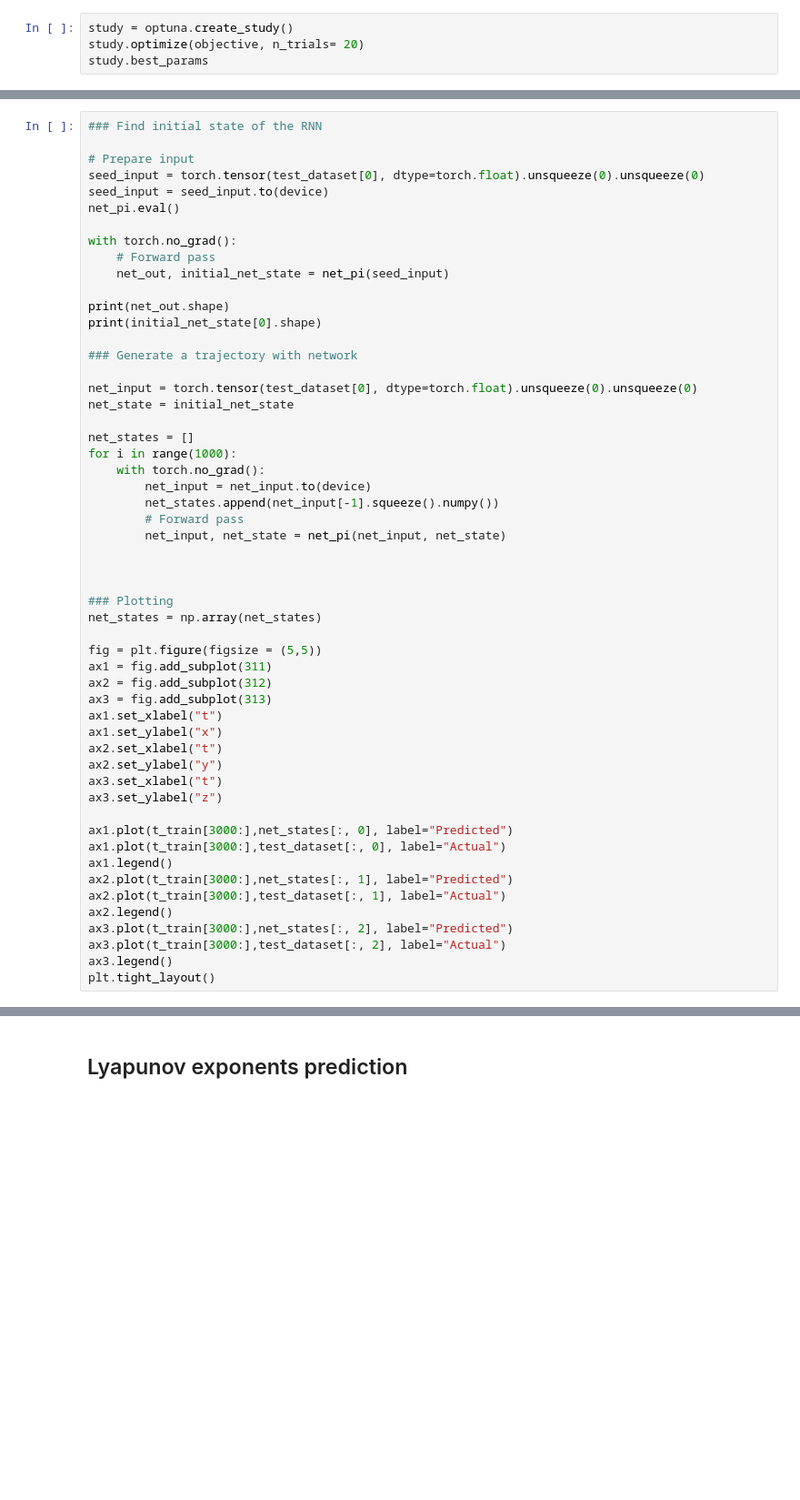
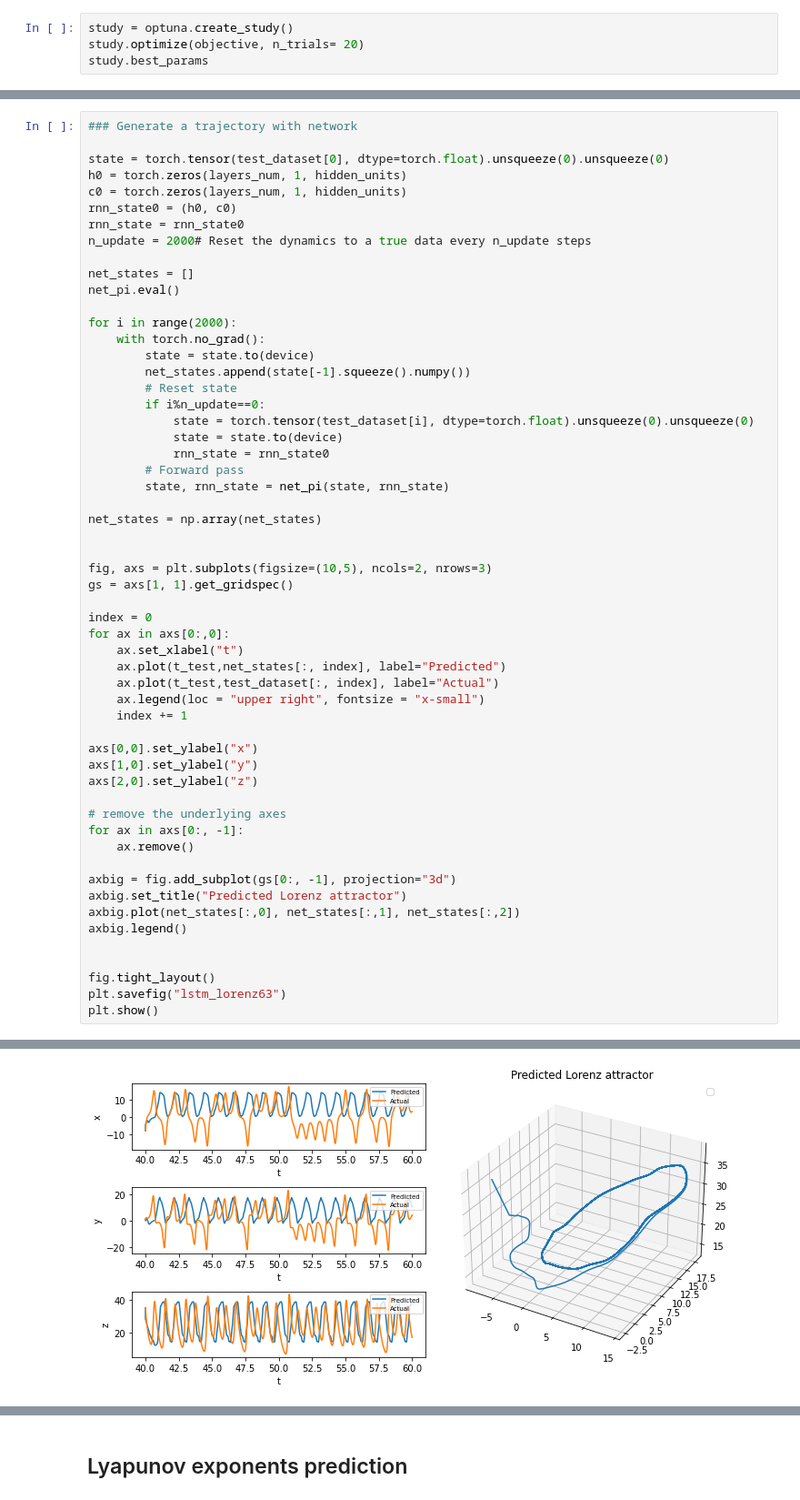
Before and after one commit to lupoalberto98/Physical-Informed-Dynamical-Systems, a Jupyter notebook: src/main.ipynb, the cells around one changed output, grey strips where cells are left out. Shown: that part at 91% size. Drawn from its saved outputs; the diff is of its cells as text; blank space fills up the shorter version.

```diff
--- a/src/main.ipynb
+++ b/src/main.ipynb
@@ -349,54 +290,57 @@ plt.legend()
 # %%
-### Find initial state of the RNN
+### Generate a trajectory with network
 
-# Prepare input
-seed_input = torch.tensor(test_dataset[0], dtype=torch.float).unsqueeze(0).unsqueeze(0)
-seed_input = seed_input.to(device)
+state = torch.tensor(test_dataset[0], dtype=torch.float).unsqueeze(0).unsqueeze(0)
+h0 = torch.zeros(layers_num, 1, hidden_units)
+c0 = torch.zeros(layers_num, 1, hidden_units)
+rnn_state0 = (h0, c0)
+rnn_state = rnn_state0
+n_update = 2000# Reset the dynamics to a true data every n_update steps
+
+net_states = []
 net_pi.eval()
 
-with torch.no_grad():
-    # Forward pass
-    net_out, initial_net_state = net_pi(seed_input)
+for i in range(2000):
+    with torch.no_grad():
+        state = state.to(device)
+        net_states.append(state[-1].squeeze().numpy())
+        # Reset state
+        if i%n_update==0:
+            state = torch.tensor(test_dataset[i], dtype=torch.float).unsqueeze(0).unsqueeze(0)
+            state = state.to(device)
+            rnn_state = rnn_state0
+        # Forward pass
+        state, rnn_state = net_pi(state, rnn_state)
 
-print(net_out.shape)
-print(initial_net_state[0].shape)
-
-### Generate a trajectory with network
-
-net_input = torch.tensor(test_dataset[0], dtype=torch.float).unsqueeze(0).unsqueeze(0)
-net_state = initial_net_state
-
-net_states = []
-for i in range(1000):
-    with torch.no_grad():
-        net_input = net_input.to(device)
-        net_states.append(net_input[-1].squeeze().numpy())
-        # Forward pass
-        net_input, net_state = net_pi(net_input, net_state)
+net_states = np.array(net_states)
 
 
+fig, axs = plt.subplots(figsize=(10,5), ncols=2, nrows=3)
+gs = axs[1, 1].get_gridspec()
 
-### Plotting
-net_states = np.array(net_states)
+index = 0
+for ax in axs[0:,0]:
+    ax.set_xlabel("t")
+    ax.plot(t_test,net_states[:, index], label="Predicted")
+    ax.plot(t_test,test_dataset[:, index], label="Actual")
+    ax.legend(loc = "upper right", fontsize = "x-small")
+    index += 1
 
-fig = plt.figure(figsize = (5,5))
-ax1 = fig.add_subplot(311)
-ax2 = fig.add_subplot(312)
-ax3 = fig.add_subplot(313)
-ax1.set_xlabel("t")
-ax1.set_ylabel("x")
-ax2.set_xlabel("t")
-ax2.set_ylabel("y")
-ax3.set_xlabel("t")
-ax3.set_ylabel("z")
+axs[0,0].set_ylabel("x")
+axs[1,0].set_ylabel("y")
+axs[2,0].set_ylabel("z")
 
-ax1.plot(t_train[3000:],net_states[:, 0], label="Predicted")
-ax1.plot(t_train[3000:],test_dataset[:, 0], label="Actual")
-ax1.legend()
-ax2.plot(t_train[3000:],net_states[:, 1], label="Predicted")
-ax2.plot(t_train[3000:],test_dataset[:, 1], label="Actual")
-ax2.legend()
-ax3.plot(t_train[3000:],net_states[:, 2], label="Predicted")
-ax3.plot(t_train[3000:],test_dataset[:, 2], label="Actual")
-ax3.legend()
-plt.tight_layout()
+# remove the underlying axes
+for ax in axs[0:, -1]:
+    ax.remove()
+
+axbig = fig.add_subplot(gs[0:, -1], projection="3d")
+axbig.set_title("Predicted Lorenz attractor")
+axbig.plot(net_states[:,0], net_states[:,1], net_states[:,2])
+axbig.legend()
+
+
+fig.tight_layout()
+plt.savefig("lstm_lorenz63")
+plt.show()
+# %% [output]
@@ -402,0 +348 @@ plt.tight_layout()
+[figure, added]
```
Also changed, not shown: parts of 33 cells of this notebook, 3 other files.
